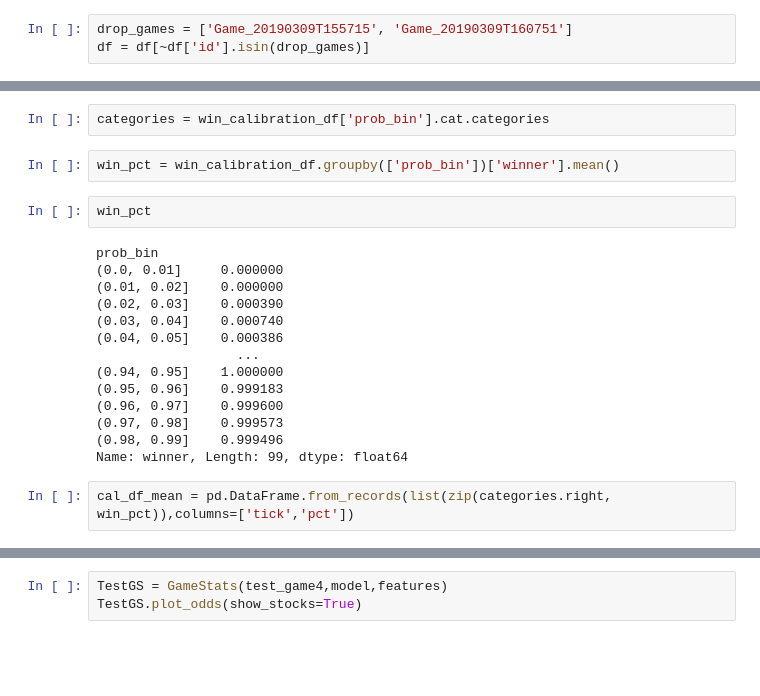
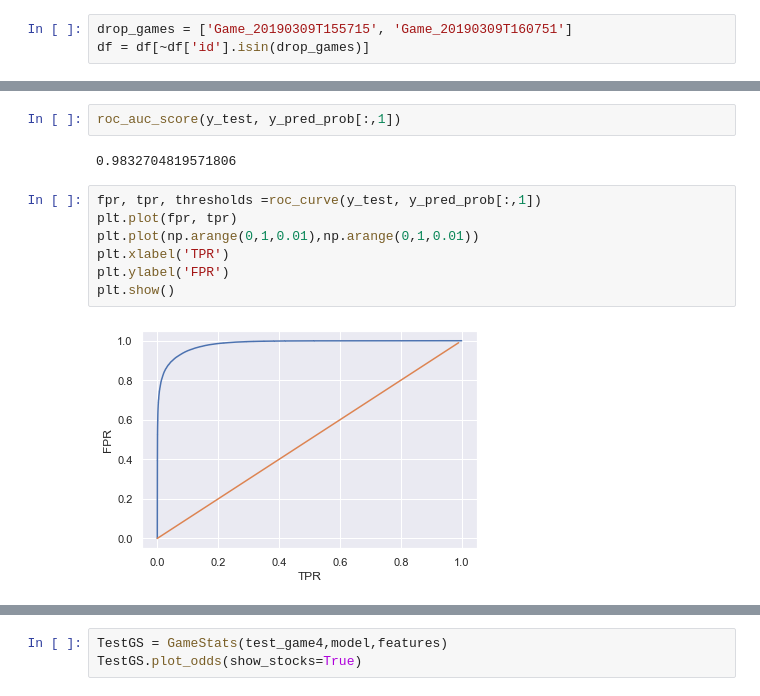
Before and after one commit to nathaniel-speiser/melee-predicter, a Jupyter notebook: Final Model.ipynb, the cells around one changed output, grey strips where cells are left out. Saved outputs shown, nothing was run; the diff lists cells and outputs as text; blank space fills up the shorter version.

```diff
--- a/Final Model.ipynb
+++ b/Final Model.ipynb
@@ -107,22 +96,13 @@ win_calibration_df['prob_bin']=pd.cut(win_calibration_df['predicted_prob'],np.ar
-# %%
-categories = win_calibration_df['prob_bin'].cat.categories
-# %%
-win_pct = win_calibration_df.groupby(['prob_bin'])['winner'].mean()
-# %%
-win_pct
-# %% [output]
-prob_bin
-(0.0, 0.01]     0.000000
-(0.01, 0.02]    0.000000
-(0.02, 0.03]    0.000390
-(0.03, 0.04]    0.000740
-(0.04, 0.05]    0.000386
-                  ...
-(0.94, 0.95]    1.000000
-(0.95, 0.96]    0.999183
-(0.96, 0.97]    0.999600
-(0.97, 0.98]    0.999573
-(0.98, 0.99]    0.999496
-Name: winner, Length: 99, dtype: float64
-# %%
-cal_df_mean = pd.DataFrame.from_records(list(zip(categories.right, win_pct)),columns=['tick','pct'])
+# %%
+roc_auc_score(y_test, y_pred_prob[:,1])
+# %% [output]
+0.9832704819571806
+# %%
+fpr, tpr, thresholds =roc_curve(y_test, y_pred_prob[:,1])
+plt.plot(fpr, tpr)
+plt.plot(np.arange(0,1,0.01),np.arange(0,1,0.01))
+plt.xlabel('TPR')
+plt.ylabel('FPR')
+plt.show()
+# %% [output]
+[figure, added]
```
Also changed, not shown: parts of 57 cells of this notebook, 31 other files.
